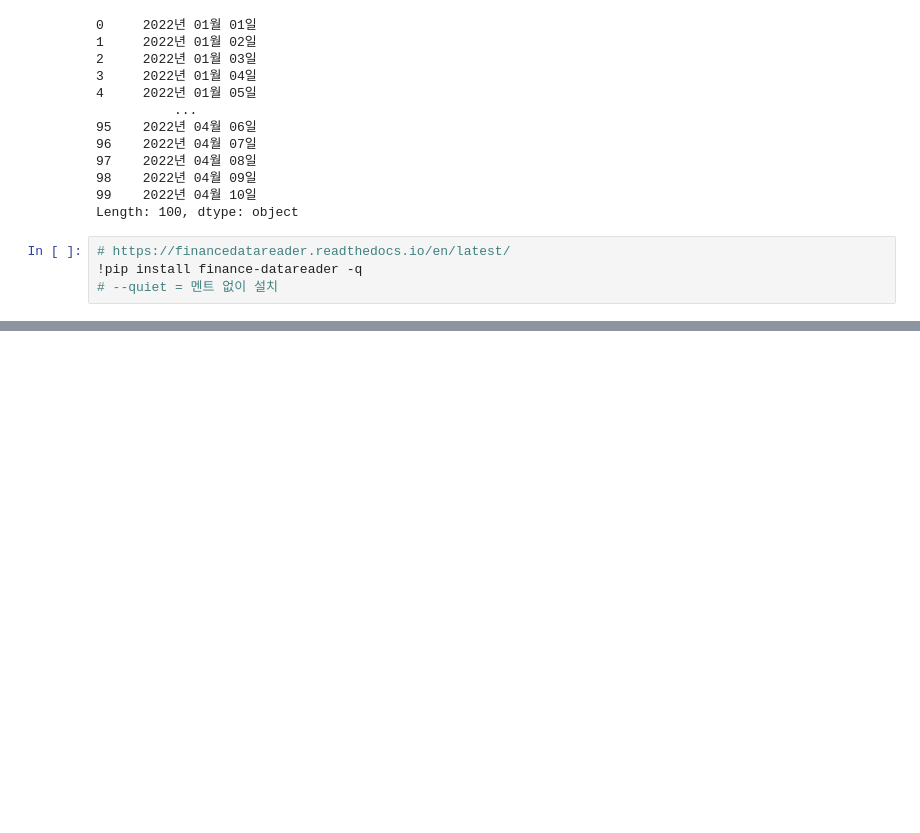
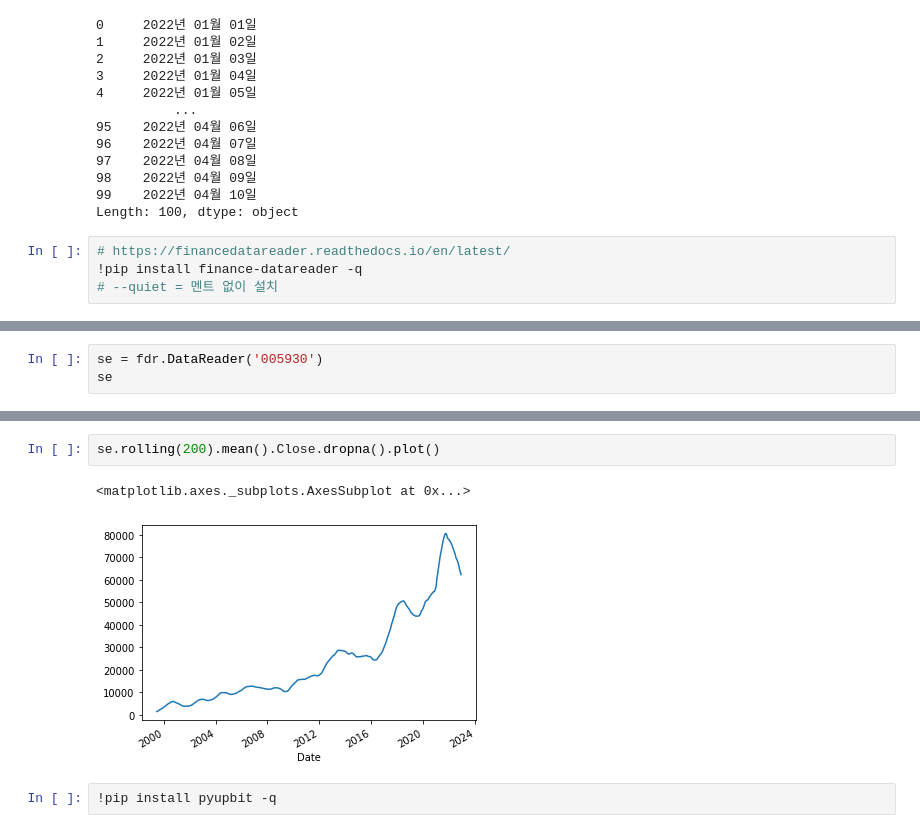
Before and after one commit to LeeJaeEun0/PlayData_221209, a Jupyter notebook: 221209_ch02_pandas02.ipynb, the cells around one changed output, grey strips where cells are left out. Drawn from its saved outputs; the diff is of its cells as text; blank space fills up the shorter version.

```diff
--- a/221209_ch02_pandas02.ipynb
+++ b/221209_ch02_pandas02.ipynb
@@ -1144,0 +1181,3 @@ Length: 100, dtype: object
+# %%
+se = fdr.DataReader('005930')
+se
@@ -1144,0 +1256,7 @@ Length: 100, dtype: object
+# %%
+se.rolling(200).mean().Close.dropna().plot()
+# %% [output]
+<matplotlib.axes._subplots.AxesSubplot at 0x...>
+[figure, added]
+# %%
+!pip install pyupbit -q
```
Also changed, not shown: parts of 12 cells of this notebook, 1 other file.
